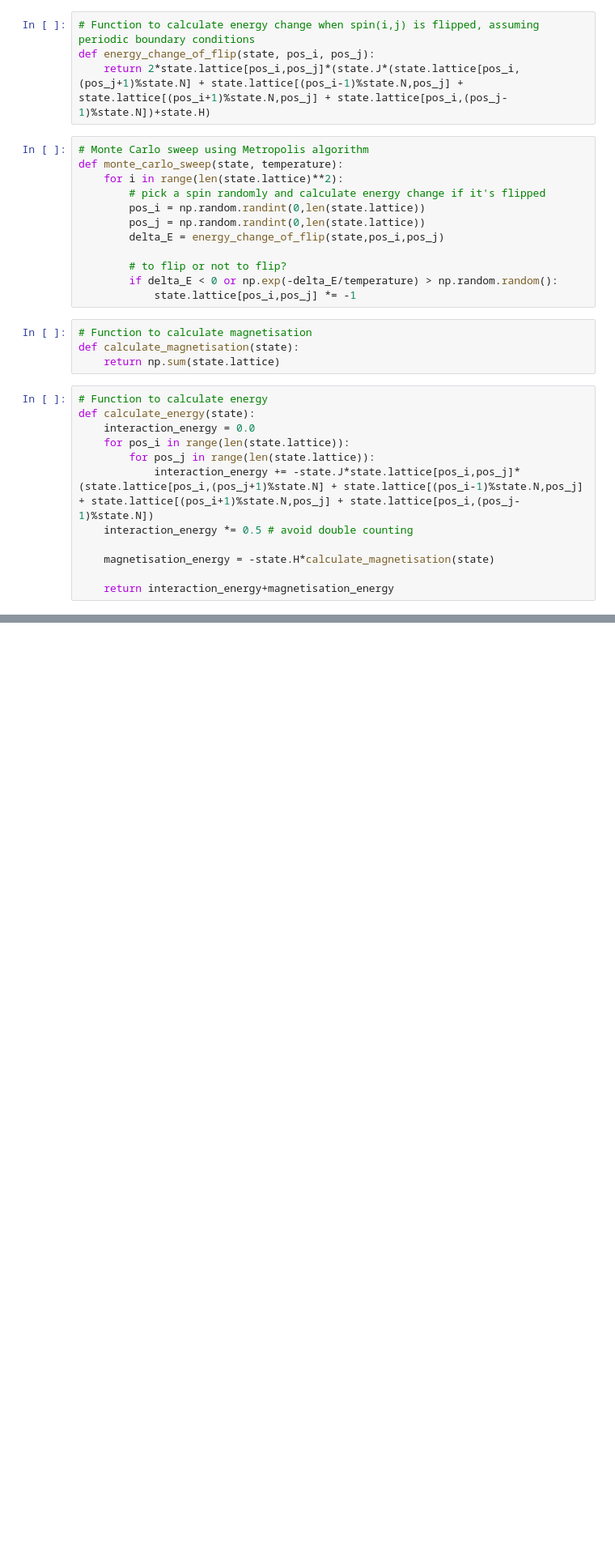
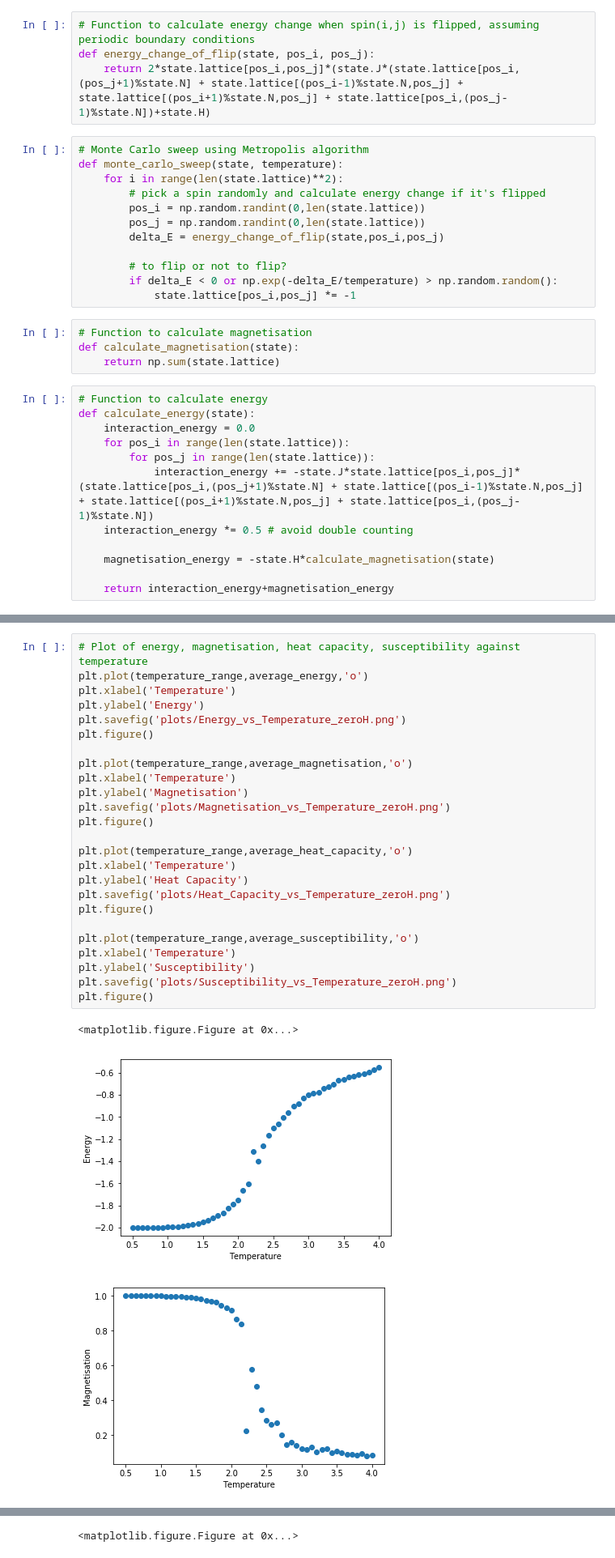
Before and after one commit to dovinhanhnguyen/Part_II_Computational_Exercises, a Jupyter notebook: project/project-dvan2.ipynb, the cells around one changed output, grey strips where cells are left out. Shown at 81% size. Drawn from its saved outputs; the diff is of its cells as text; blank space fills up the shorter version.

```diff
--- a/project/project-dvan2.ipynb
+++ b/project/project-dvan2.ipynb
@@ -91,0 +205,29 @@ plt.savefig('plots/Spin_per_site_vs_Sweep.png')
+# %%
+# Plot of energy, magnetisation, heat capacity, susceptibility against temperature
+plt.plot(temperature_range,average_energy,'o')
+plt.xlabel('Temperature')
+plt.ylabel('Energy')
+plt.savefig('plots/Energy_vs_Temperature_zeroH.png')
+plt.figure()
+
+plt.plot(temperature_range,average_magnetisation,'o')
+plt.xlabel('Temperature')
+plt.ylabel('Magnetisation')
+plt.savefig('plots/Magnetisation_vs_Temperature_zeroH.png')
+plt.figure()
+
+plt.plot(temperature_range,average_heat_capacity,'o')
+plt.xlabel('Temperature')
+plt.ylabel('Heat Capacity')
+plt.savefig('plots/Heat_Capacity_vs_Temperature_zeroH.png')
+plt.figure()
+
+plt.plot(temperature_range,average_susceptibility,'o')
+plt.xlabel('Temperature')
+plt.ylabel('Susceptibility')
+plt.savefig('plots/Susceptibility_vs_Temperature_zeroH.png')
+plt.figure()
+# %% [output]
+<matplotlib.figure.Figure at 0x...>
+[figure, added]
+[figure, added]
@@ -91,0 +236 @@ plt.savefig('plots/Spin_per_site_vs_Sweep.png')
+<matplotlib.figure.Figure at 0x...>
```
Also changed, not shown: parts of 5 cells of this notebook, 8 other files.
